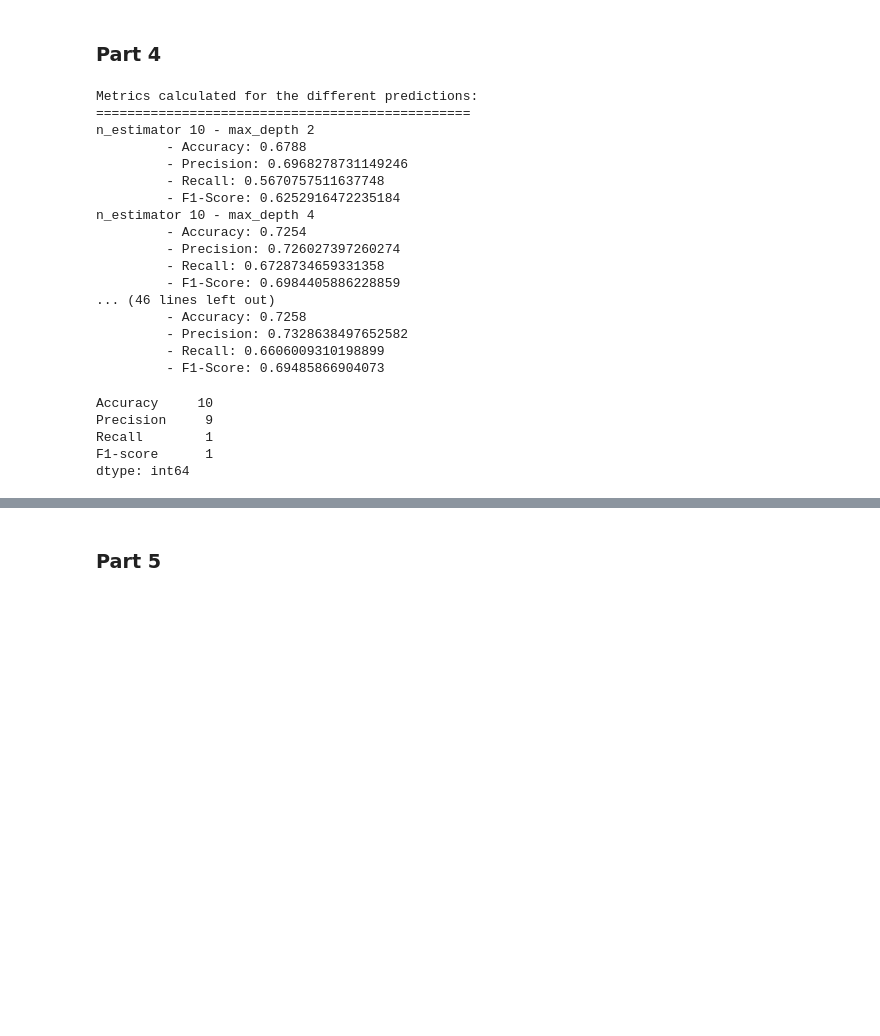
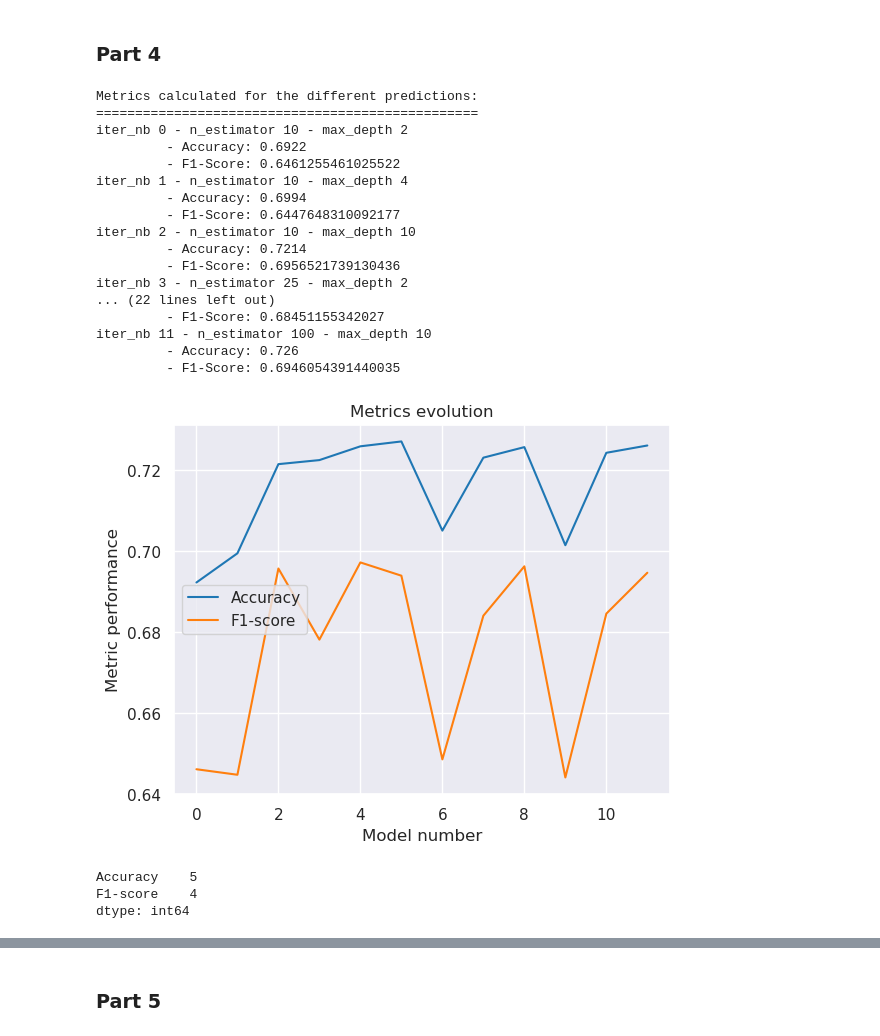
Before and after one commit to david-schroeter/ada_exams, a Jupyter notebook: final_2017/301062.ipynb, the cells around one changed output, grey strips where cells are left out. Drawn from its saved outputs; the diff is of its cells as text; code cells hidden in the pictures; blank space fills up the shorter version.

```diff
--- a/final_2017/301062.ipynb
+++ b/final_2017/301062.ipynb
@@ -234,11 +235,13 @@ combats_snd_with_info = combats.merge(pokemons, left_on='Second_pokemon', right_
 combats_with_info = combats_fst_with_info.join(combats_snd_with_info, how='inner', lsuffix='_first', rsuffix='_second')
 
 # 1 If first is the winner, 0 if second is the winner
-combats_with_info['Winner'] = combats_with_info.apply(lambda row: 1 if row['First_pokemon_first'] == row['Winner_first'] else 0, axis=1)
+combats_with_info['Winner'] = combats_with_info.apply(
+    lambda row: 1 if row['First_pokemon_first'] == row['Winner_first'] else 0, axis=1)
 
 # keep only interesting columns =
 combats_with_info.drop(
-    ['First_pokemon_first', 'Second_pokemon_first', 'First_pokemon_second', 'Second_pokemon_second', 'Winner_first', 'Winner_second',
+    ['First_pokemon_first', 'Second_pokemon_first', 'First_pokemon_second', 'Second_pokemon_second', 'Winner_first',
+     'Winner_second',
      'pid_first', 'pid_second', 'Name_first', 'Name_second'], axis=1, inplace=True)
 
 combats_with_info_onehot = pd.get_dummies(combats_with_info, columns=['Class_1_first', 'Class_2_first'], dtype=int,
@@ -286,6 +289,11 @@ And finally for the Pokémon classes, I used a onehot encoding of the feature. A
 # %%
 # Split the data
 X_train, X_test, y_train, y_test = train_test_split(X, y, test_size=0.1, random_state=42)
+
+# Let's normalize the data by assuming it is normally distributed
+X_std = (X - X.mean()) / X.std()
+X_train_std = (X_train - X_train.mean()) / X_train.std()
+X_test_std = (X_test - X_train.mean()) / X_train.std()
 # %%
 n_estimators = [10, 25, 50, 100]
 max_depths = [2, 4, 10]
@@ -293,8 +301,8 @@ predictions = []
 for n_estimator in n_estimators:
     for max_depth in max_depths:
         random_forest = RandomForestClassifier(n_estimators=n_estimator, max_depth=max_depth)
-        random_forest.fit(X_train, y_train)
-        y_pred = random_forest.predict(X_test)
+        random_forest.fit(X_train_std, y_train)
+        y_pred = random_forest.predict(X_test_std)
         predictions.append(y_pred)
 # %%
 print("Prediction vectors for each of the different models")
@@ -316,41 +324,46 @@ Prediction vectors for each of the different models
 # %% [markdown]
 ### Part 4
 # %%
-metrics = [(accuracy_score(y_test, y_pred), precision_score(y_test, y_pred), recall_score(y_test, y_pred), f1_score(y_test, y_pred)) for y_pred in predictions]
+metrics = [(accuracy_score(y_test, y_pred), f1_score(y_test, y_pred)) for y_pred in predictions]
+
+metrics_dataframe = pd.DataFrame(metrics, columns=['Accuracy', 'F1-score'])
 
 print("Metrics calculated for the different predictions:"
       "\n=================================================")
-for n_estimator_idx, n_estimator in enumerate(n_estimators):
-    for max_depth_idx, max_depth in enumerate(max_depths):
-        accuracy, precision, recall, f1 = metrics[n_estimator_idx * len(max_depths) + max_depth_idx]
-        print(f"n_estimator {n_estimator} - max_depth {max_depth}")
-        print(f"\t - Accuracy: {accuracy}\n"
-              f"\t - Precision: {precision}\n"
-              f"\t - Recall: {recall}\n"
-              f"\t - F1-Score: {f1}")
+for idx, accuracy, f1 in metrics_dataframe.itertuples():
+    print(f"iter_nb {idx} - n_estimator {n_estimators[idx // 3]} - max_depth {max_depths[idx % 3]}")
+    print(f"\t - Accuracy: {accuracy}\n"
+          f"\t - F1-Score: {f1}")
 # %% [output]
 Metrics calculated for the different predictions:
-================================================
-n_estimator 10 - max_depth 2
-         - Accuracy: 0.6788
-         - Precision: 0.6968278731149246
-         - Recall: 0.5670757511637748
-         - F1-Score: 0.6252916472235184
-n_estimator 10 - max_depth 4
-         - Accuracy: 0.7254
-         - Precision: 0.726027397260274
-         - Recall: 0.6728734659331358
-         - F1-Score: 0.6984405886228859
-... (46 lines left out)
-         - Accuracy: 0.7258
-         - Precision: 0.7328638497652582
-         - Recall: 0.6606009310198899
-         - F1-Score: 0.69485866904073
+=================================================
+iter_nb 0 - n_estimator 10 - max_depth 2
+         - Accuracy: 0.6922
+         - F1-Score: 0.6461255461025522
+iter_nb 1 - n_estimator 10 - max_depth 4
+         - Accuracy: 0.6994
+         - F1-Score: 0.6447648310092177
+iter_nb 2 - n_estimator 10 - max_depth 10
+         - Accuracy: 0.7214
+         - F1-Score: 0.6956521739130436
+iter_nb 3 - n_estimator 25 - max_depth 2
+... (22 lines left out)
+         - F1-Score: 0.68451155342027
+iter_nb 11 - n_estimator 100 - max_depth 10
+         - Accuracy: 0.726
+         - F1-Score: 0.6946054391440035
+# %%
+metrics_dataframe.plot()
+plt.title('Metrics evolution')
+plt.xlabel('Model number')
+plt.ylabel('Metric performance')
+plt.show()
+# %% [output]
+[figure, added]
 # %%
-pd.DataFrame(metrics, columns=['Accuracy', 'Precision', 'Recall', 'F1-score']).agg(lambda col: np.argmax(col))
+# Max value over each metrics
+metrics_dataframe.agg(lambda col: np.argmax(col))
 # %% [output]
-Accuracy     10
-Precision     9
-Recall        1
-F1-score      1
+Accuracy    5
+F1-score    4
 dtype: int64
```
Also changed, not shown: parts of 19 cells of this notebook.
